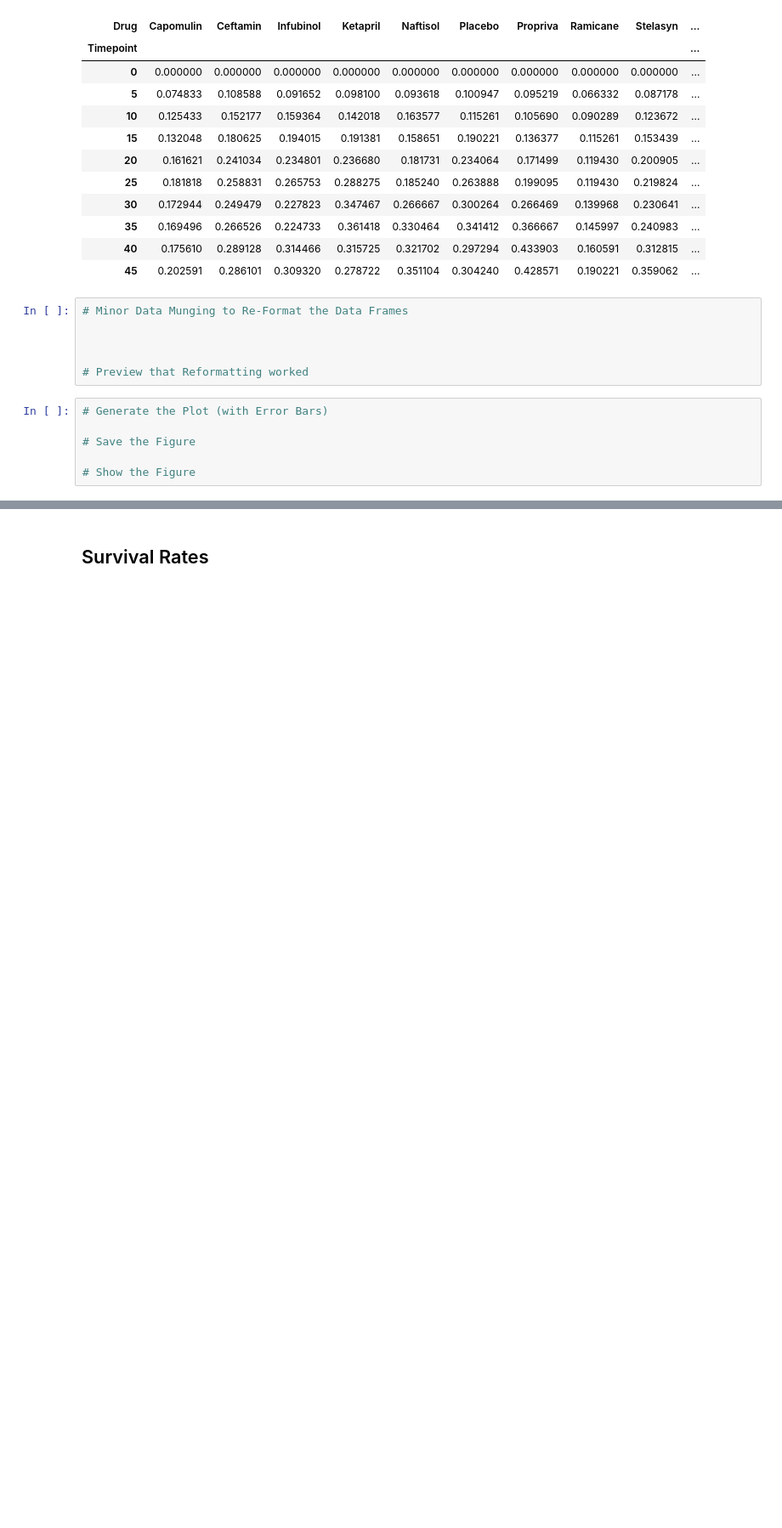
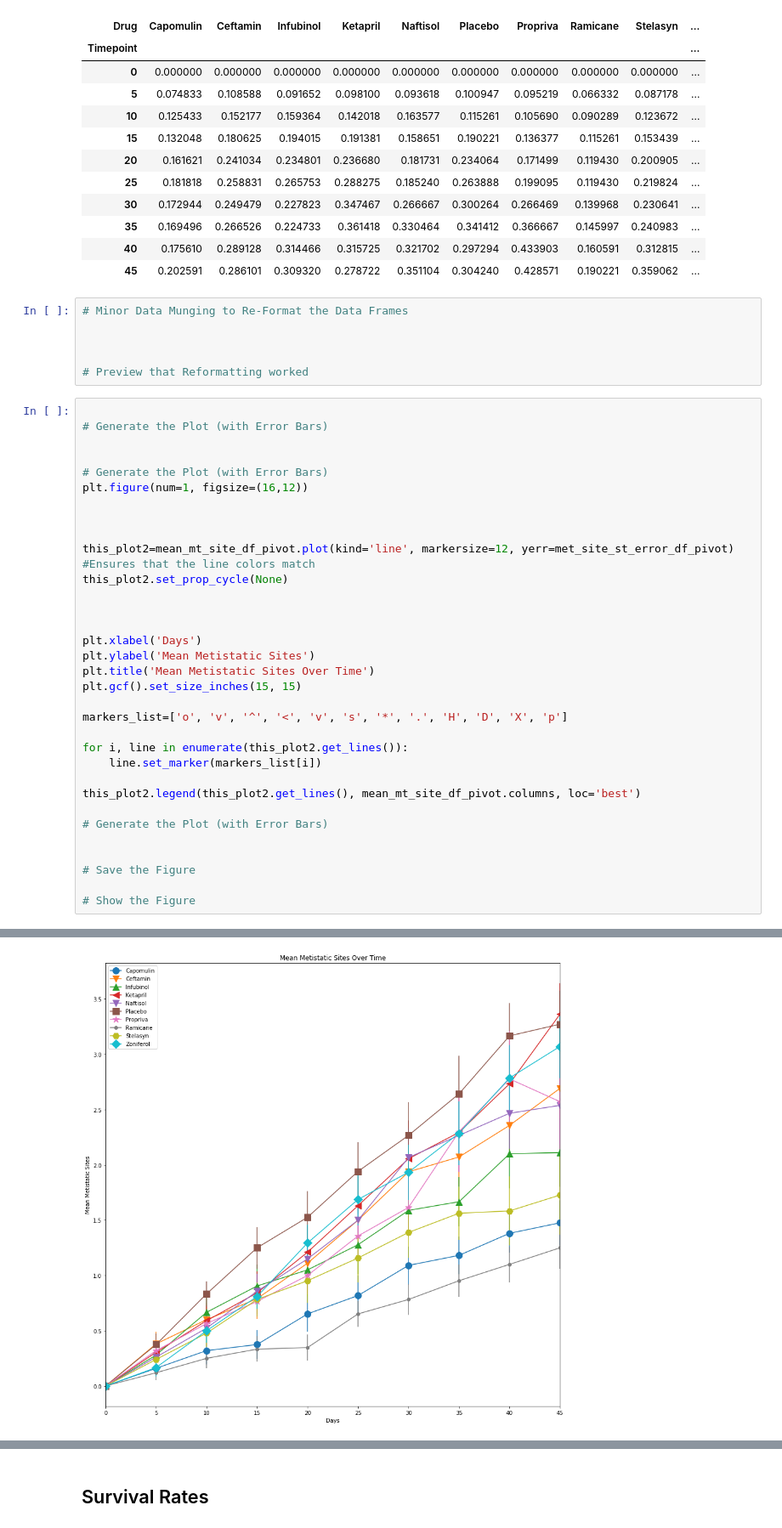
Before and after one commit to scottcm73/matplotliba-challenge, a Jupyter notebook: Pymaceuticals/pymaceuticals2-1.ipynb, the cells around one changed output, grey strips where cells are left out. Shown at 85% size. Cells and saved outputs as stored; diff of their text form; blank space fills up the shorter version.

Commit message:
Added mean_met_site_pivot plot

```diff
--- a/Pymaceuticals/pymaceuticals2-1.ipynb
+++ b/Pymaceuticals/pymaceuticals2-1.ipynb
@@ -297,9 +297,38 @@ met_site_st_error_df_pivot
 
 
 # Preview that Reformatting worked
-# %%
-# Generate the Plot (with Error Bars)
-
-# Save the Figure
-
-# Show the Figure
+# %%
+
+# Generate the Plot (with Error Bars)
+
+
+# Generate the Plot (with Error Bars)
+plt.figure(num=1, figsize=(16,12))
+
+
+
+this_plot2=mean_mt_site_df_pivot.plot(kind='line', markersize=12, yerr=met_site_st_error_df_pivot)
+#Ensures that the line colors match
+this_plot2.set_prop_cycle(None)
+
+
+
+plt.xlabel('Days')
+plt.ylabel('Mean Metistatic Sites')
+plt.title('Mean Metistatic Sites Over Time')
+plt.gcf().set_size_inches(15, 15)
+
+markers_list=['o', 'v', '^', '<', 'v', 's', '*', '.', 'H', 'D', 'X', 'p']
+
+for i, line in enumerate(this_plot2.get_lines()):
+    line.set_marker(markers_list[i])
+
+this_plot2.legend(this_plot2.get_lines(), mean_mt_site_df_pivot.columns, loc='best')
+
+# Generate the Plot (with Error Bars)
+
+
+# Save the Figure
+
+# Show the Figure
+# %% [output]
@@ -306,3 +337,4 @@ met_site_st_error_df_pivot
+[figure, added]
 # %% [markdown]
 ![Metastatic Spread During Treatment](../Images/spread.png)
 # %% [markdown]
```
Also changed, not shown: parts of 1 cell of this notebook.
